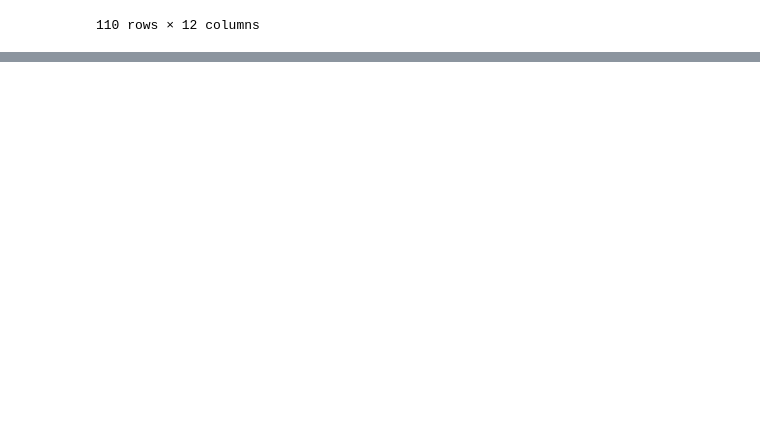
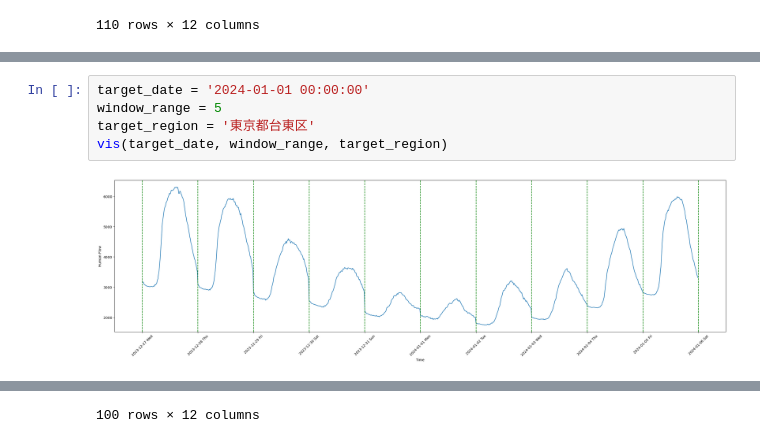
Before and after one commit to no00ne/KDD2025-main, a Jupyter notebook: vis.ipynb, the cells around one changed output, grey strips where cells are left out. Drawn from its saved outputs; the diff is of its cells as text; blank space fills up the shorter version.

```diff
--- a/vis.ipynb
+++ b/vis.ipynb
@@ -386,3 +370,10 @@ vis(target_date, window_range, target_region)
 | 16969 | 2023-09-14 22:05:08 | スポーツ | 野球 | 日本 | 記事 | 3 | 兵庫県 | ベンチ飛び出す阪神ナイン 大歓声、合唱に笑顔と涙 | ... |
 | 17037 | 2023-09-15 15:13:07 | スポーツ | 運Ｊ | 日本 | 記事 | 3 | 兵庫県, 広島県 | Ｊ１神戸も「アレ」目指す | ... |
 | 17059 | 2023-09-15 20:25:33 | スポーツ | 運動 | 日本 | 記事 | 3 | 兵庫県 | 上地完勝「緊張した」 女子テニスから（１） | ... |
+# %%
+target_date = '2024-01-01 00:00:00'
+window_range = 5
+target_region = '東京都台東区'
+vis(target_date, window_range, target_region)
+# %% [output]
+[figure, added]
@@ -388,0 +392 @@ vis(target_date, window_range, target_region)
+100 rows × 12 columns
```
Also changed, not shown: parts of 3 cells of this notebook, 7 other files.
